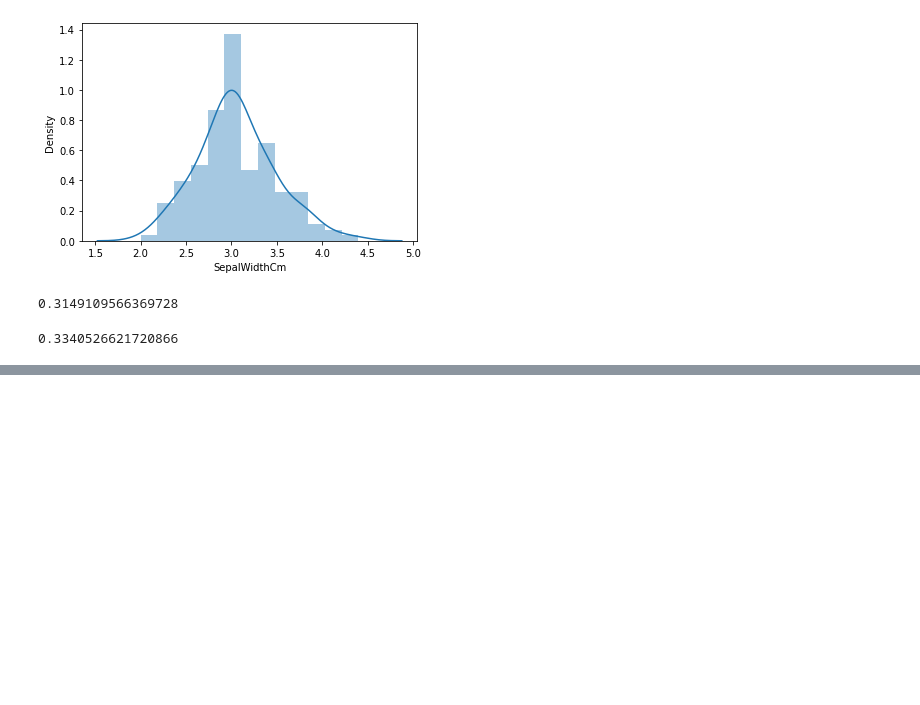
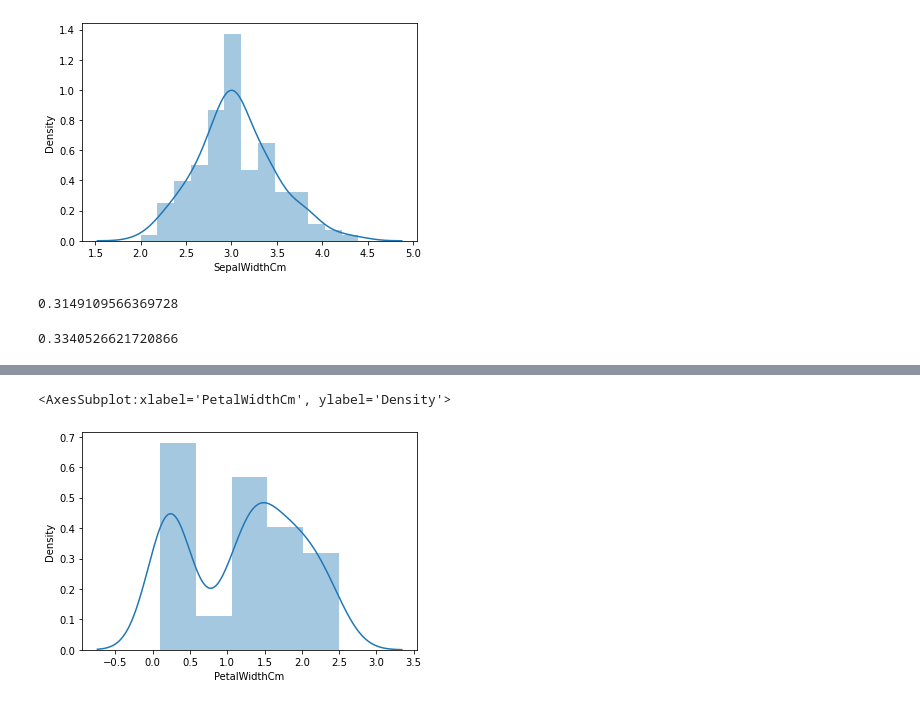
Before and after one commit to ankittrajj/WD_ML_19_sep_10Am, a Jupyter notebook: Outliers.ipynb, the cells around one changed output, grey strips where cells are left out. Saved outputs shown, nothing was run; the diff lists cells and outputs as text; code cells hidden in the pictures; blank space fills up the shorter version.

```diff
--- a/Outliers.ipynb
+++ b/Outliers.ipynb
@@ -70,0 +108,5 @@ df['SepalWidthCm'].skew()
+# %%
+sns.distplot(df['PetalWidthCm'])
+# %% [output]
+<AxesSubplot:xlabel='PetalWidthCm', ylabel='Density'>
+[figure, added]
```
Also changed, not shown: parts of 5 cells of this notebook.
